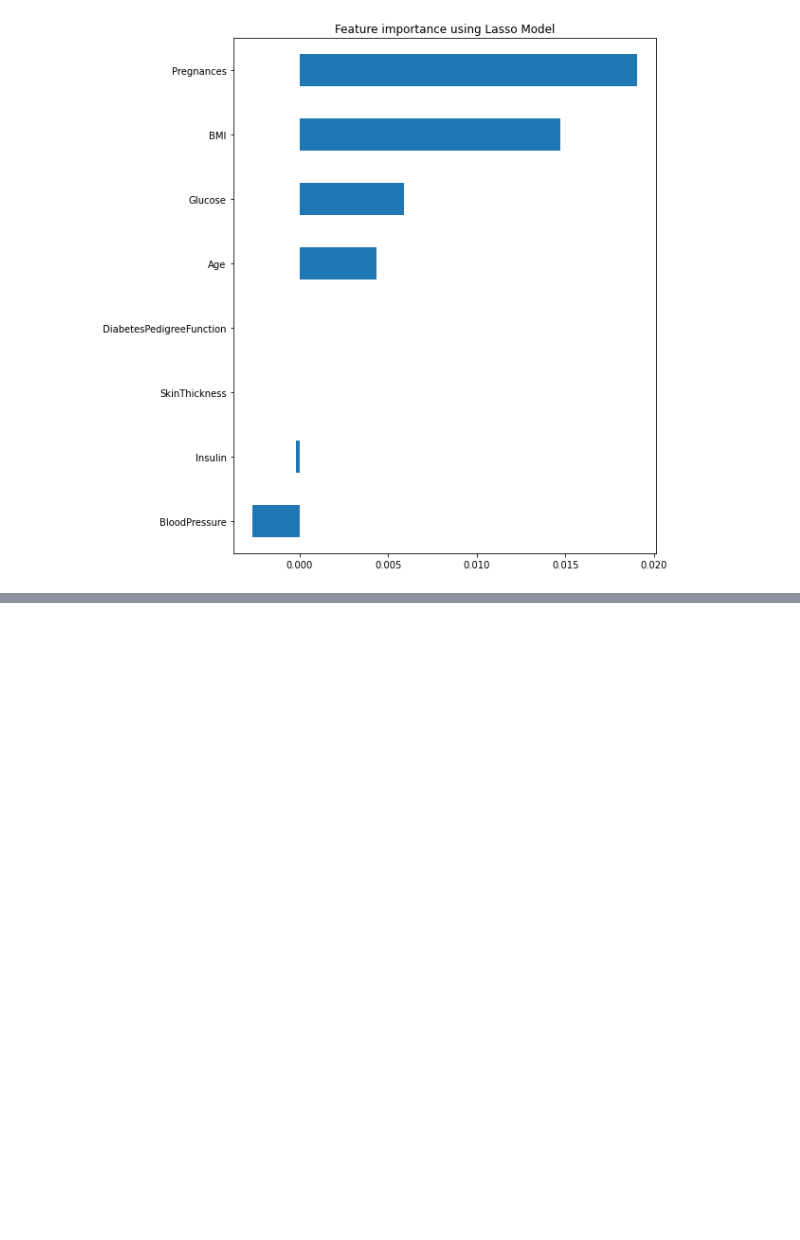
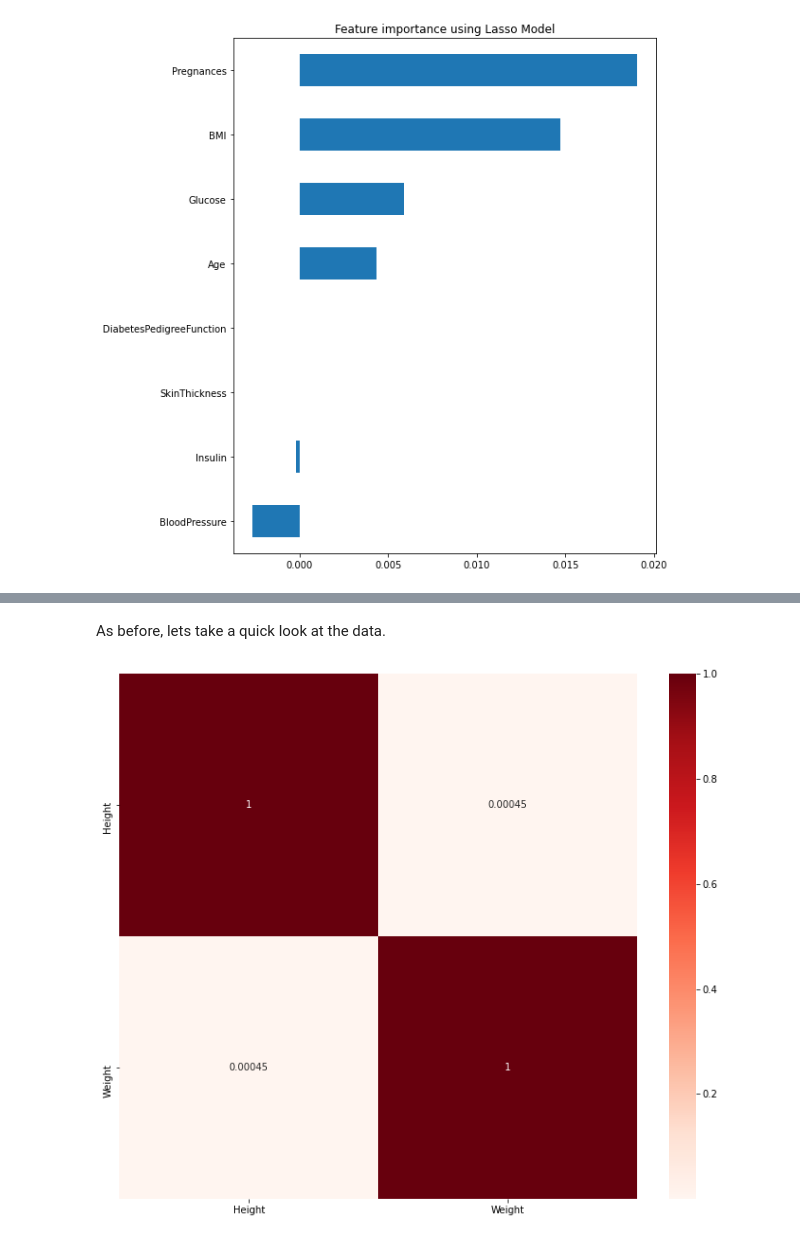
Before and after one commit to slowvak/FeatureSelectionTutorial, a Jupyter notebook: FeatureSelection.ipynb, the cells around one changed output, grey strips where cells are left out. Saved outputs shown, nothing was run; the diff lists cells and outputs as text; code cells hidden in the pictures; blank space fills up the shorter version.

```diff
--- a/FeatureSelection.ipynb
+++ b/FeatureSelection.ipynb
@@ -347,0 +377,5 @@ Text(0.5, 1.0, 'Feature importance using Lasso Model')
+# %%
+HtWt = pd.read_csv("./Ht_Wt.csv")
+# print out the first few lines to make sure we got the data and that it looks reasonable
+
+HtWt
@@ -347,0 +396,10 @@ Text(0.5, 1.0, 'Feature importance using Lasso Model')
+# %% [markdown]
+As before, lets take a quick look at the data.
+# %%
+#Lets look at how much the various features are correlated using Pearson Correlation
+plt.figure(figsize=(12,10))
+cor = HtWt.corr()
+sns.heatmap(cor, annot=True, cmap=plt.cm.Reds)
+plt.show()
+# %% [output]
+[figure, added]
```
Also changed, not shown: parts of 23 cells of this notebook.
